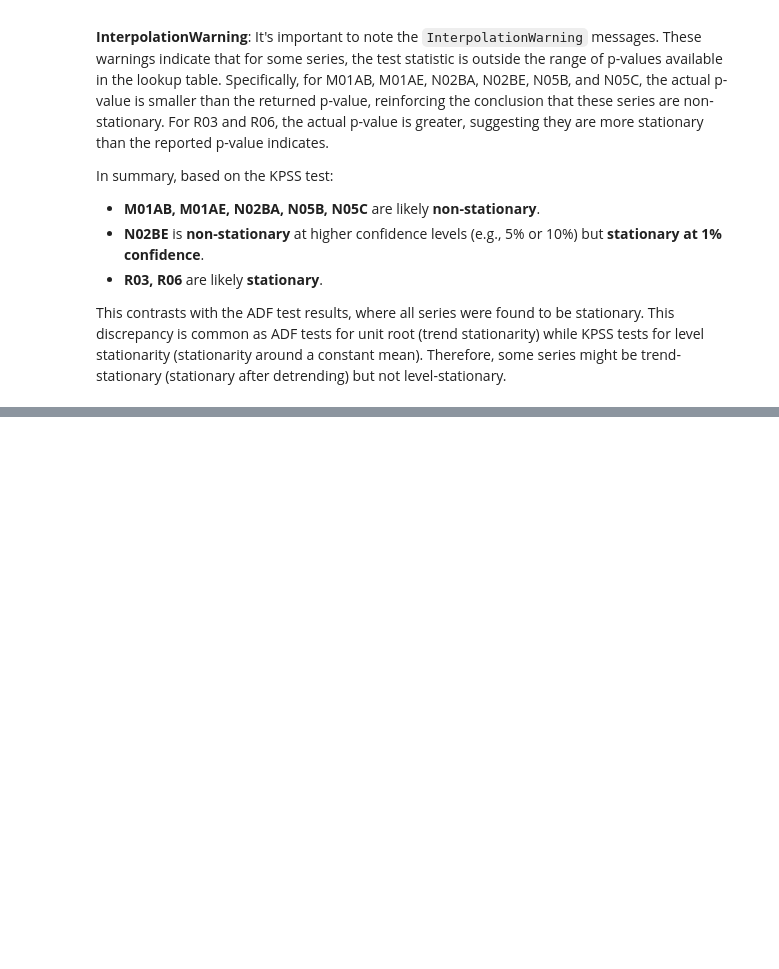
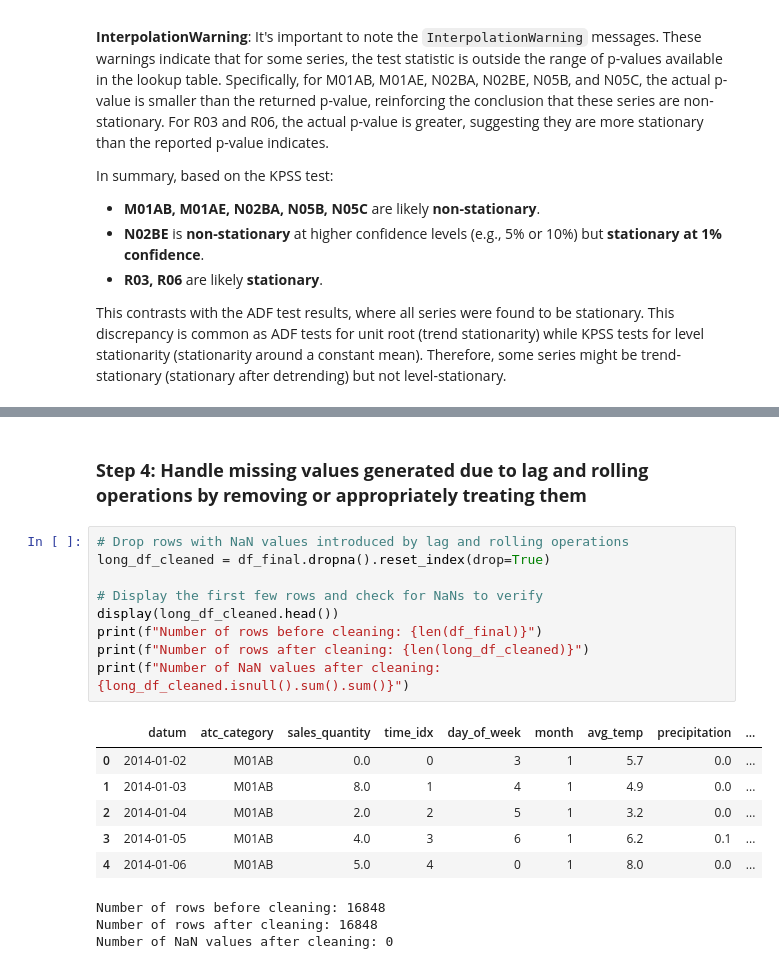
Before and after one commit to Adhi1755/Pharma-Sales-Analysis, a Jupyter notebook: Pharma_sales_data_analysis_and_forecasting.ipynb, the cells around one changed output, grey strips where cells are left out. Drawn from its saved outputs; the diff is of its cells as text; blank space fills up the shorter version.

```diff
--- a/Pharma_sales_data_analysis_and_forecasting.ipynb
+++ b/Pharma_sales_data_analysis_and_forecasting.ipynb
@@ -602,0 +807,21 @@ This contrasts with the ADF test results, where all series were found to be stat
+# %% [markdown]
+### **Step 4: Handle missing values generated due to lag and rolling operations by removing or appropriately treating them**
+# %%
+# Drop rows with NaN values introduced by lag and rolling operations
+long_df_cleaned = df_final.dropna().reset_index(drop=True)
+
+# Display the first few rows and check for NaNs to verify
+display(long_df_cleaned.head())
+print(f"Number of rows before cleaning: {len(df_final)}")
+print(f"Number of rows after cleaning: {len(long_df_cleaned)}")
+print(f"Number of NaN values after cleaning: {long_df_cleaned.isnull().sum().sum()}")
+# %% [output]
+|  | datum | atc_category | sales_quantity | time_idx | day_of_week | month | avg_temp | precipitation | ... |
+| 0 | 2014-01-02 | M01AB | 0.0 | 0 | 3 | 1 | 5.7 | 0.0 | ... |
+| 1 | 2014-01-03 | M01AB | 8.0 | 1 | 4 | 1 | 4.9 | 0.0 | ... |
+| 2 | 2014-01-04 | M01AB | 2.0 | 2 | 5 | 1 | 3.2 | 0.0 | ... |
+| 3 | 2014-01-05 | M01AB | 4.0 | 3 | 6 | 1 | 6.2 | 0.1 | ... |
+| 4 | 2014-01-06 | M01AB | 5.0 | 4 | 0 | 1 | 8.0 | 0.0 | ... |
+Number of rows before cleaning: 16848
+Number of rows after cleaning: 16848
+Number of NaN values after cleaning: 0
```
Also changed, not shown: parts of 13 cells of this notebook.
